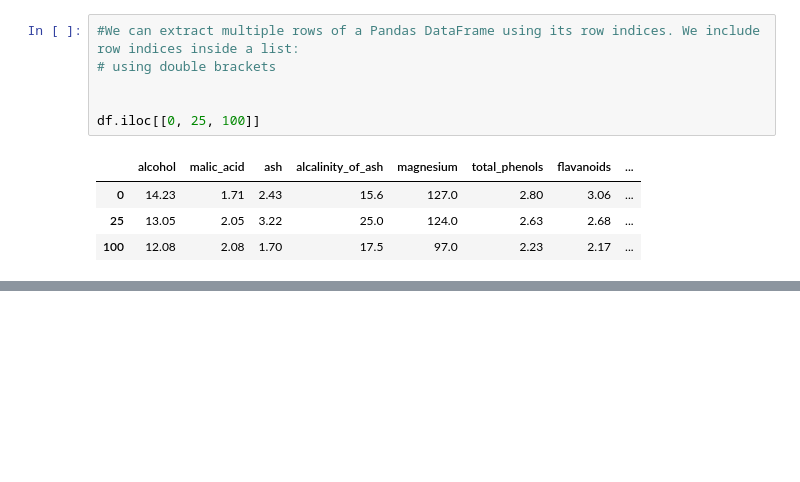
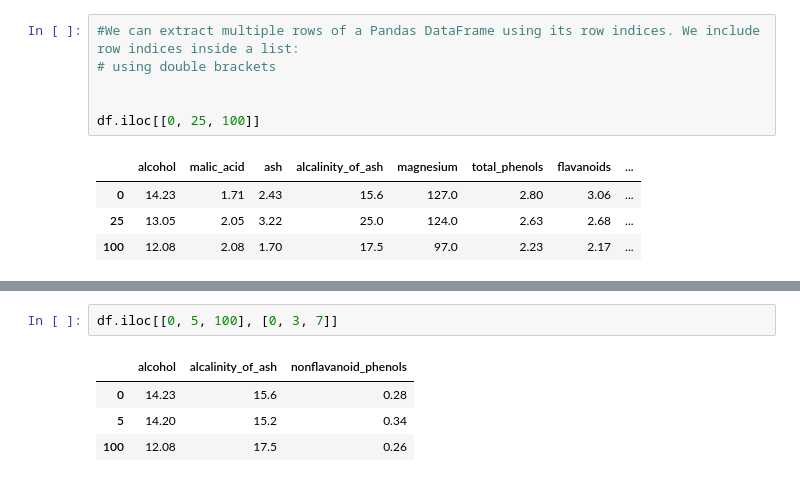
Before and after one commit to moesteelo/Subsetting-a-Pandas-DataFrame, a Jupyter notebook: Subsetting-Pandas-DataFrame.ipynb, the cells around one changed output, grey strips where cells are left out. Saved outputs shown, nothing was run; the diff lists cells and outputs as text; blank space fills up the shorter version.

```diff
--- a/Subsetting-Pandas-DataFrame.ipynb
+++ b/Subsetting-Pandas-DataFrame.ipynb
@@ -278,0 +306,7 @@ df.iloc[[0, 25, 100]]
+# %%
+df.iloc[[0, 5, 100], [0, 3, 7]]
+# %% [output]
+|  | alcohol | alcalinity_of_ash | nonflavanoid_phenols |
+| 0 | 14.23 | 15.6 | 0.28 |
+| 5 | 14.20 | 15.2 | 0.34 |
+| 100 | 12.08 | 17.5 | 0.26 |
```
Also changed, not shown: parts of 10 cells of this notebook.
